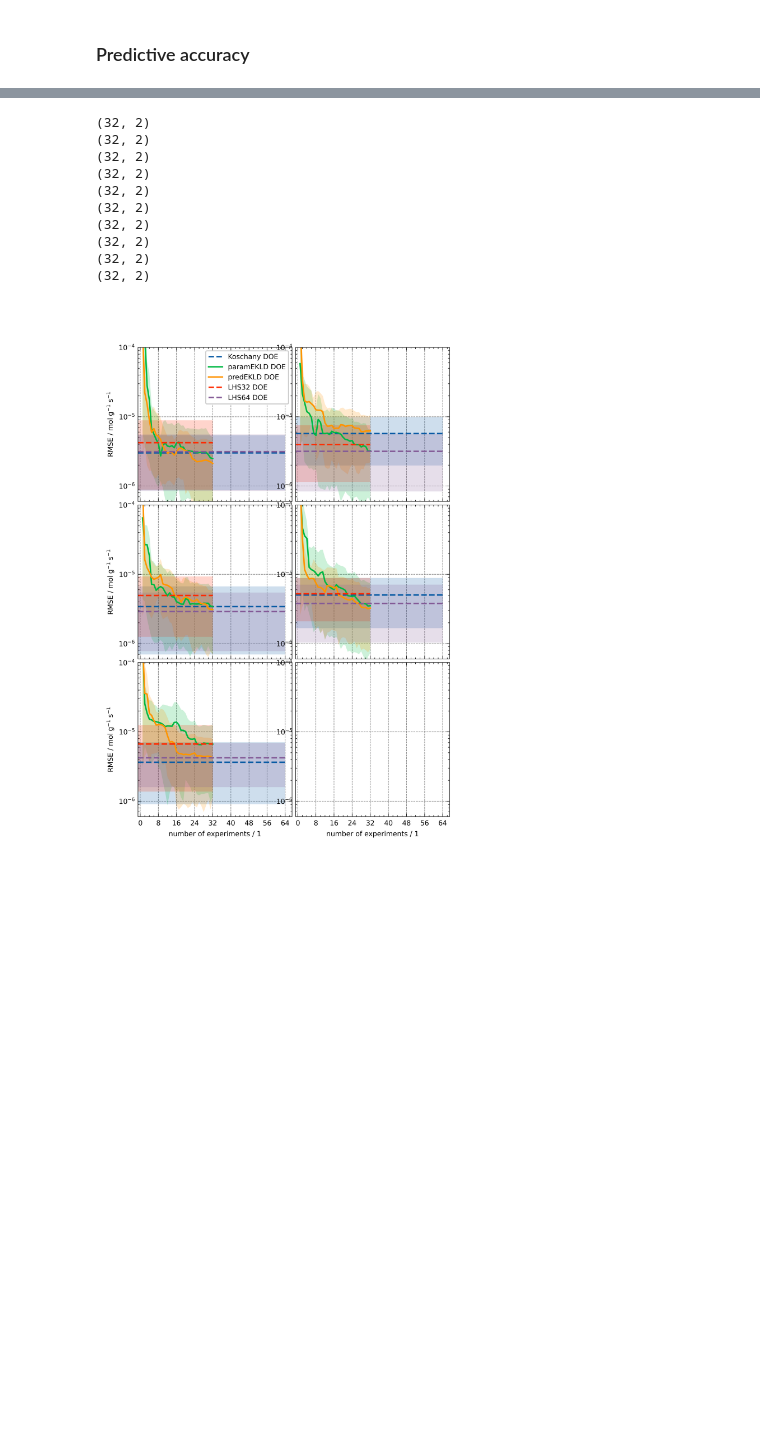
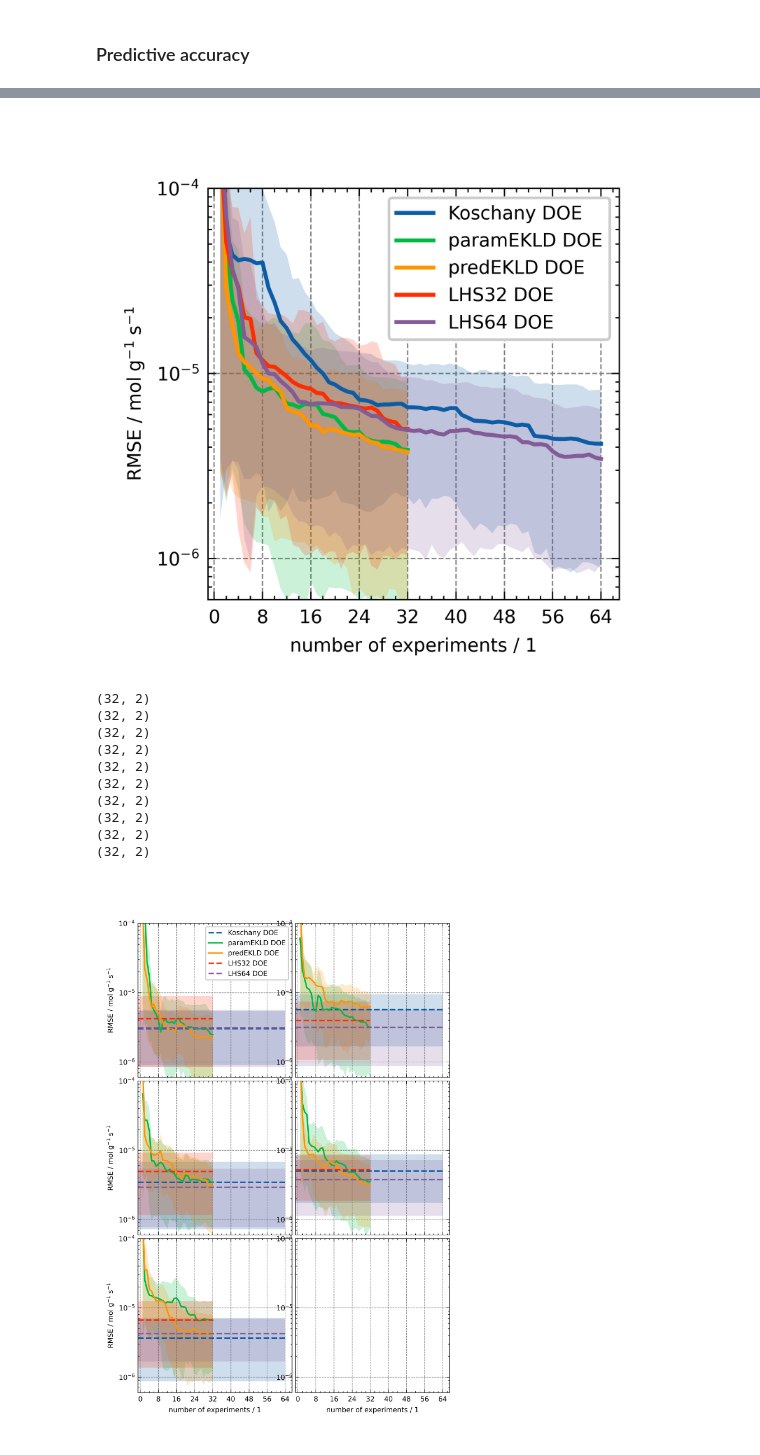
Before and after one commit to ChemRxnEngLab/BayesianIO4kinetics, a Jupyter notebook: HSA_H_Overview.ipynb, the cells around one changed output, grey strips where cells are left out. Saved outputs shown, nothing was run; the diff lists cells and outputs as text; code cells hidden in the pictures; blank space fills up the shorter version.

```diff
--- a/HSA_H_Overview.ipynb
+++ b/HSA_H_Overview.ipynb
@@ -423,3 +463,69 @@ LHS64 DOE
+# %%
+fig = ICIW_Plots.figure()
+ax = ICIW_Plots.make_square_ax(
+    fig,
+    ax_width=5.5 * ICIW_Plots.cm2inch,
+    xlabel="number of experiments / 1",
+    ylabel=r"RMSE / $\mathrm{mol}\;\mathrm{g}^{-1}\;\mathrm{s}^{-1}$",
+    yscale="log",
+    ylim=(6e-7, 1e-4),
+    xlim=(-1, 67),
+    xticks=[0, 8, 16, 24, 32, 40, 48, 56, 64],
+    left_h=1.5 * ICIW_Plots.cm2inch,
+)
+
+colors = plt.rcParams["axes.prop_cycle"].by_key()["color"]
+for i, ov_dict in enumerate(ov):
+    RMSEs = np.concatenate([ov_dict["RMSEs"][seed] for seed in ov_dict["seeds"]], axis=-1)
+    # if ov_dict["DOE"] in ["Koschany DOE", "LHS32 DOE", "LHS64 DOE"]:
+    #     print(ov_dict["DOE"])
+    #     xmax = len(ov_dict["RMSEs"][seed])
+    #     ax.hlines(
+    #         np.mean(RMSEs, axis=1)[-1],
+    #         xmin=-1,
+    #         xmax=xmax,
+    #         label=ov_dict["DOE"],
+    #         ls="--",
+    #         color=colors[i],
+    #     )
+    #     HDI = az.hdi(RMSEs, prob=0.95, dim=0,)
+    #     print(HDI.shape)
+    #     ax.fill_between(
+    #         np.arange(-1, RMSEs.shape[0] + 1),
+    #         HDI[-1,0],
+    #         HDI[-1,1],
+    #         alpha=0.2,
+    #         # ls="--",
+    #         facecolor=colors[i],
+    #         # edgecolor="gray",
+    #     )
+    #     continue
+    ax.plot(
+        np.arange(1, RMSEs.shape[0] + 1),
+        np.mean(RMSEs, axis=1),
+        # "o--",
+        # ms=4,
+        # lw=1,
+        label=ov_dict["DOE"],
+        color=colors[i],
+    )
+    HDI = az.hdi(RMSEs, prob=0.95)
+    ax.fill_between(
+        np.arange(1, RMSEs.shape[0] + 1),
+        HDI[:, 0],
+        HDI[:, 1],
+        alpha=0.2,
+        # ls="--",
+        facecolor=colors[i],
+        # edgecolor="gray",
+    )
+ax.legend(frameon=True)
+
+plt.savefig("figures/rev/KinFit_RMSE_pseudosequential.png", dpi=600)
+plt.savefig("figures/rev/KinFit_RMSE_pseudosequential.pdf")
+plt.savefig("figures/rev/KinFit_RMSE_pseudosequential.svg")
+# %% [output]
+[figure, added]
 # %%
 fig = ICIW_Plots.figure(layout="double_column", height=20*ICIW_Plots.cm2inch)
 axs = ICIW_Plots.make_square_subplots(
```
Also changed, not shown: parts of 10 cells of this notebook, 30 other files.
